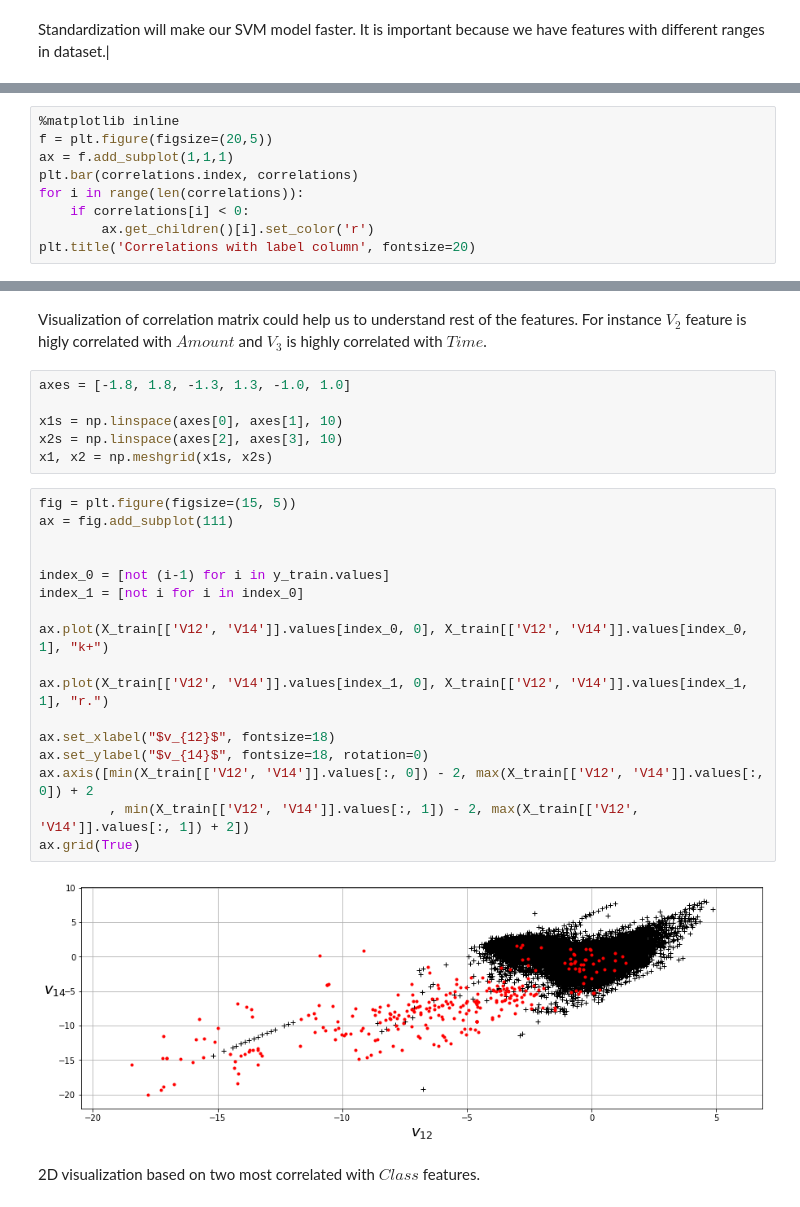
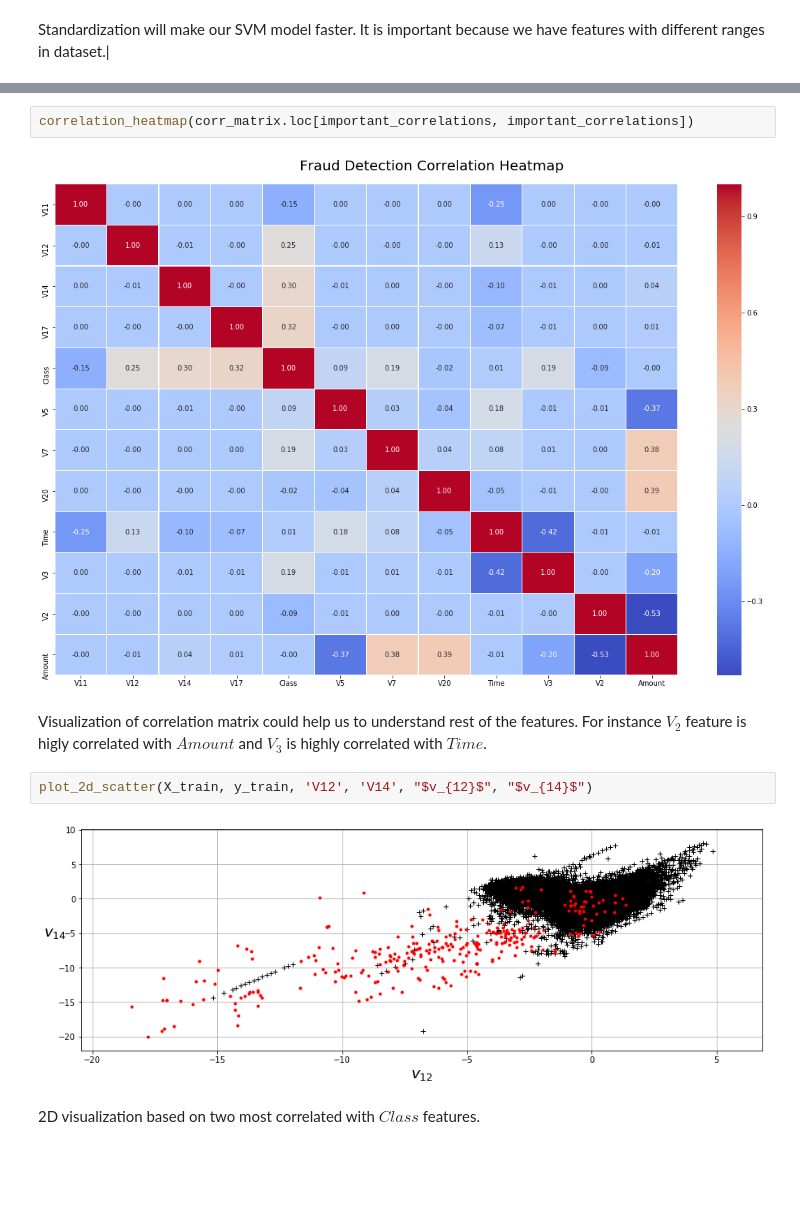
Before and after one commit to milySW/DataScience, a Jupyter notebook: ML projects/Fraud_detection/Fraud_detection.ipynb, the cells around one changed output, grey strips where cells are left out. Cells and saved outputs as stored; diff of their text form; blank space fills up the shorter version.

```diff
--- a/ML projects/Fraud_detection/Fraud_detection.ipynb
+++ b/ML projects/Fraud_detection/Fraud_detection.ipynb
@@ -122,9 +145,0 @@ correlations = corr_matrix['Class'].sort_values(ascending=False).drop('Class')
-# %%
-%matplotlib inline
-f = plt.figure(figsize=(20,5))
-ax = f.add_subplot(1,1,1)
-plt.bar(correlations.index, correlations)
-for i in range(len(correlations)):
-    if correlations[i] < 0:
-        ax.get_children()[i].set_color('r')
-plt.title('Correlations with label column', fontsize=20)
@@ -172,29 +156,12 @@ t= f.suptitle('Fraud Detection Correlation Heatmap', fontsize=20)
+# %%
+correlation_heatmap(corr_matrix.loc[important_correlations, important_correlations])
+# %% [output]
+[figure, added]
 # %% [markdown]
 Visualization of correlation matrix could help us to understand rest of the features. For instance $V_{2}$ feature is higly correlated with $Amount$ and $V_{3}$ is highly correlated with $Time$.
-# %%
-axes = [-1.8, 1.8, -1.3, 1.3, -1.0, 1.0]
-
-x1s = np.linspace(axes[0], axes[1], 10)
-x2s = np.linspace(axes[2], axes[3], 10)
-x1, x2 = np.meshgrid(x1s, x2s)
-# %%
-fig = plt.figure(figsize=(15, 5))
-ax = fig.add_subplot(111)
-
-
-index_0 = [not (i-1) for i in y_train.values]
-index_1 = [not i for i in index_0]
-
-ax.plot(X_train[['V12', 'V14']].values[index_0, 0], X_train[['V12', 'V14']].values[index_0, 1], "k+")
-
-ax.plot(X_train[['V12', 'V14']].values[index_1, 0], X_train[['V12', 'V14']].values[index_1, 1], "r.")
-
-ax.set_xlabel("$v_{12}$", fontsize=18)
-ax.set_ylabel("$v_{14}$", fontsize=18, rotation=0)
-ax.axis([min(X_train[['V12', 'V14']].values[:, 0]) - 2, max(X_train[['V12', 'V14']].values[:, 0]) + 2
-         , min(X_train[['V12', 'V14']].values[:, 1]) - 2, max(X_train[['V12', 'V14']].values[:, 1]) + 2])
-ax.grid(True)
-# %% [output]
-[figure, removed]
+# %%
+plot_2d_scatter(X_train, y_train, 'V12', 'V14', "$v_{12}$", "$v_{14}$")
+# %% [output]
+[figure, added]
 # %% [markdown]
 2D visualization based on two most correlated with $Class$ features.
```
Also changed, not shown: parts of 97 cells of this notebook, 8 other files.
